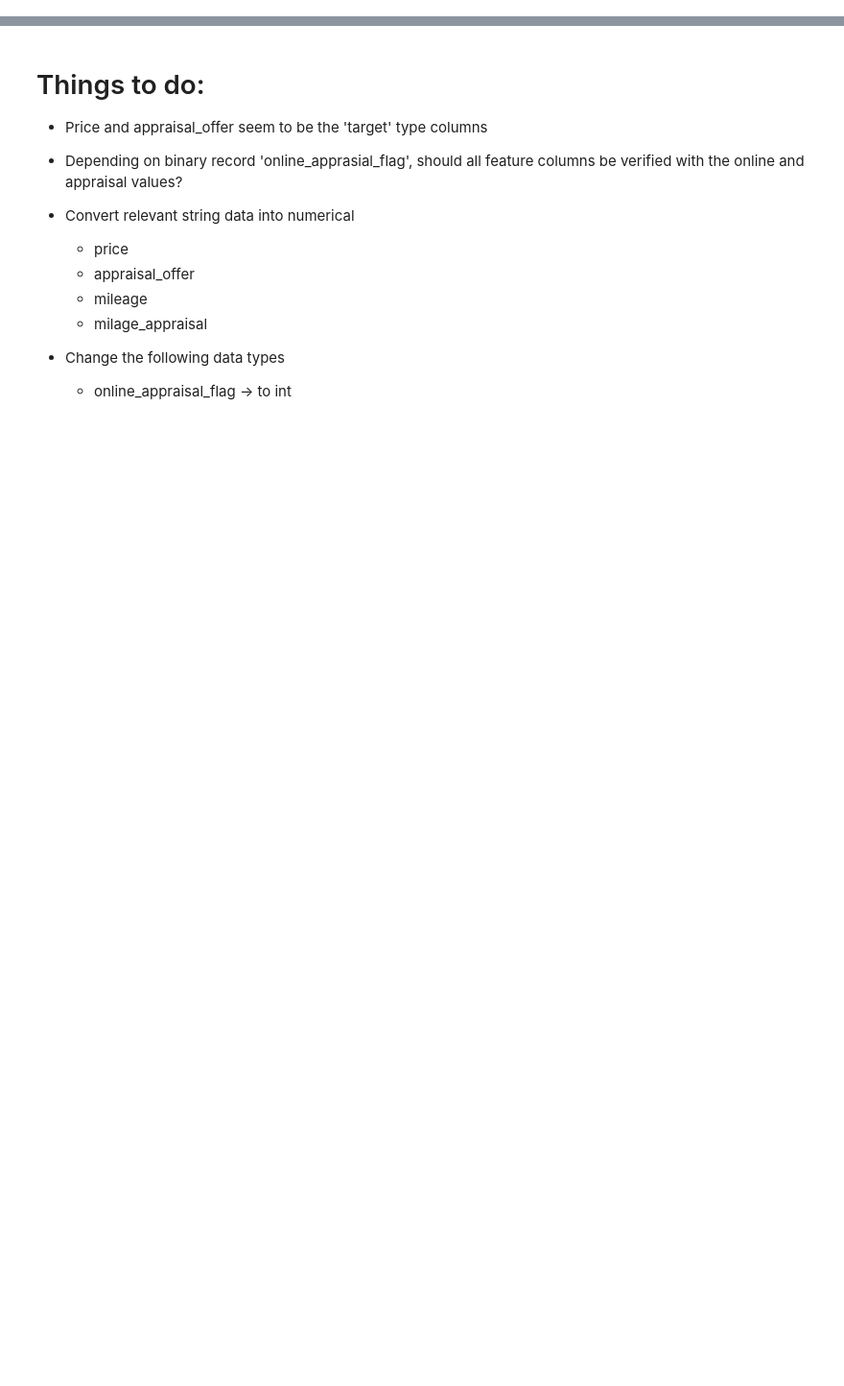
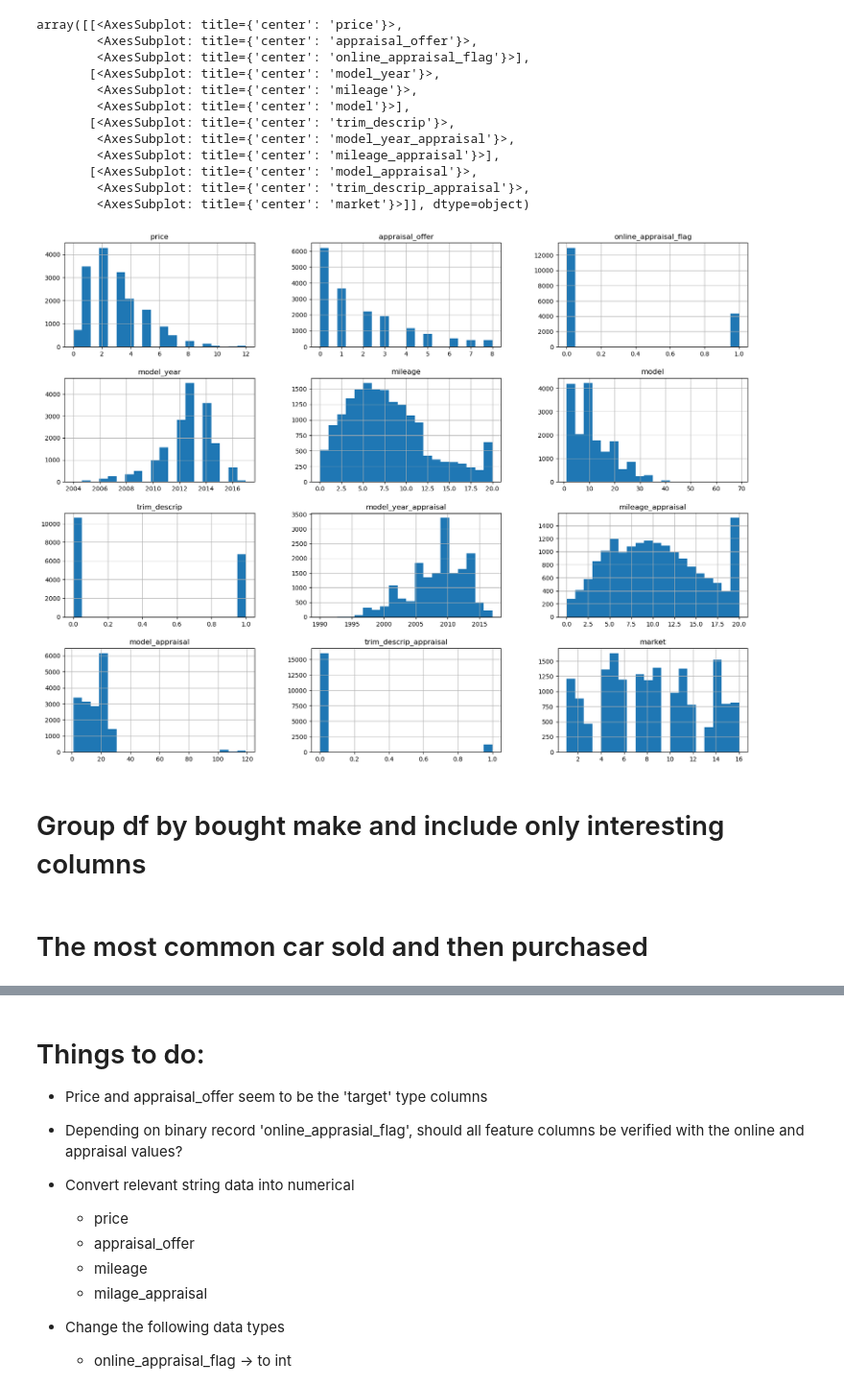
Before and after one commit to ashenfernando1/Winter-2023, a Jupyter notebook: CarMax.ipynb, the cells around one changed output, grey strips where cells are left out. Shown at 96% size. Cells and saved outputs as stored; diff of their text form; code cells hidden in the pictures; blank space fills up the shorter version.

```diff
--- a/CarMax.ipynb
+++ b/CarMax.ipynb
@@ -45,0 +59,2 @@ df_main
+# %%
+df = df_main.copy().dropna()
@@ -45,0 +136,4 @@ df_main
+# %%
+df = convertCols(df)
+df = encodeDF(df)
+df
@@ -45,0 +181,5 @@ df_main
+# %%
+col_interest = ['price', 'appraisal_offer', 'online_appraisal_flag', 'model_year',
+       'mileage', 'make', 'model', 'trim_descrip', 'body',
+       'model_year_appraisal', 'mileage_appraisal', 'make_appraisal',
+       'model_appraisal', 'trim_descrip_appraisal', 'body_appraisal','market']
@@ -45,0 +188,4 @@ df_main
+# %%
+sub_df = df.copy().loc[:,col_interest]
+sold_bought = list(zip(sub_df['make_appraisal'],sub_df['make']))
+sold_group = sub_df.groupby('make_appraisal')
@@ -45,0 +207,19 @@ df_main
+# %%
+LTX = sold_group.get_group('LTX')
+LTX.hist(bins=20, figsize=(20,15))
+# %% [output]
+array([[<AxesSubplot: title={'center': 'price'}>,
+        <AxesSubplot: title={'center': 'appraisal_offer'}>,
+        <AxesSubplot: title={'center': 'online_appraisal_flag'}>],
+       [<AxesSubplot: title={'center': 'model_year'}>,
+        <AxesSubplot: title={'center': 'mileage'}>,
+        <AxesSubplot: title={'center': 'model'}>],
+       [<AxesSubplot: title={'center': 'trim_descrip'}>,
+        <AxesSubplot: title={'center': 'model_year_appraisal'}>,
+        <AxesSubplot: title={'center': 'mileage_appraisal'}>],
+       [<AxesSubplot: title={'center': 'model_appraisal'}>,
+        <AxesSubplot: title={'center': 'trim_descrip_appraisal'}>,
+        <AxesSubplot: title={'center': 'market'}>]], dtype=object)
+[figure, added]
+# %% [markdown]
+# Group df by bought make and include only interesting columns
@@ -45,0 +228,2 @@ df_main
+# %% [markdown]
+# The most common car sold and then purchased
```
Also changed, not shown: parts of 26 cells of this notebook.
